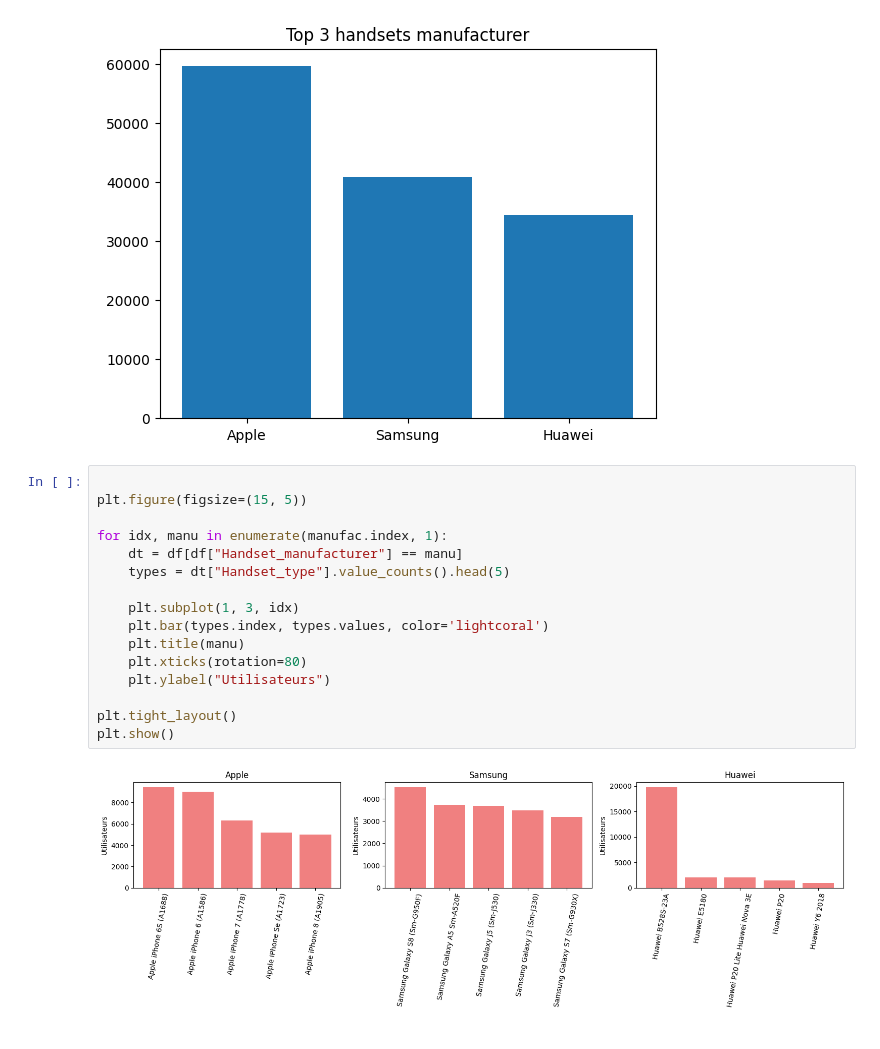
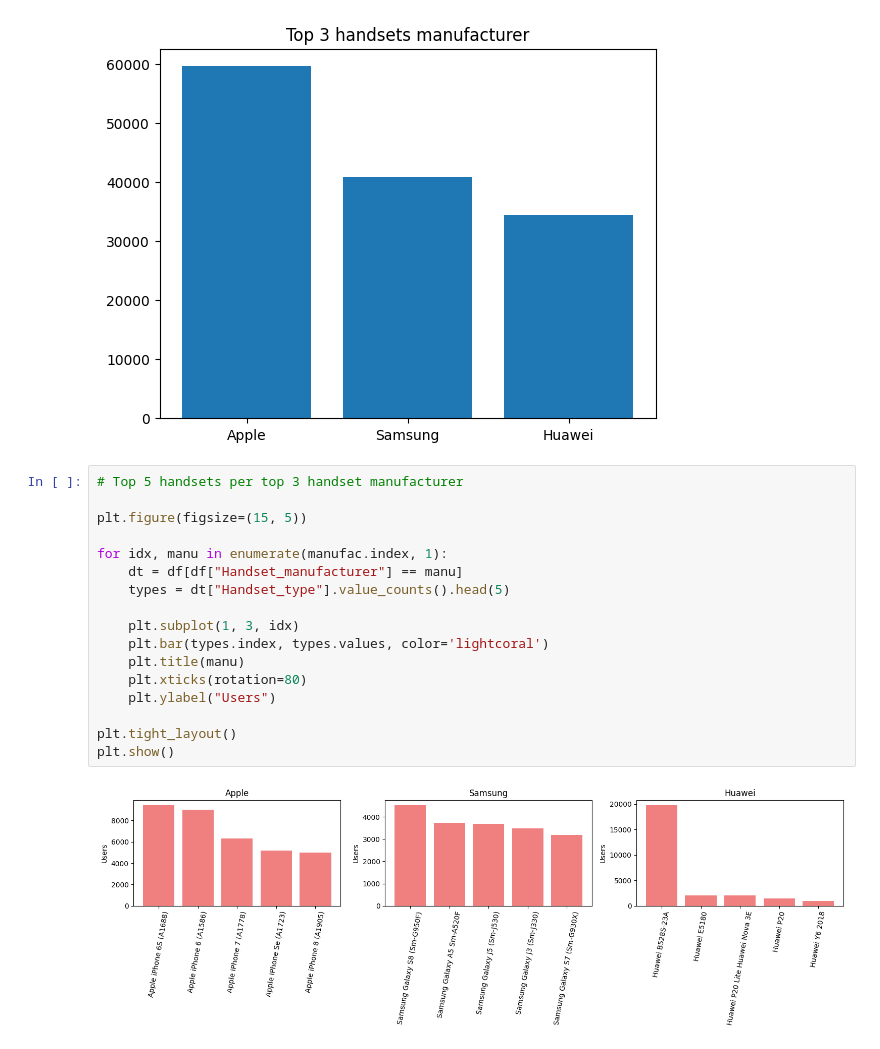
Before and after one commit to Cabrel17/TellCo-Valuation-Analysis, a Jupyter notebook: notebook/user_overview_analysis.ipynb, the cells around one changed output. Drawn from its saved outputs; the diff is of its cells as text.

```diff
--- a/notebook/user_overview_analysis.ipynb
+++ b/notebook/user_overview_analysis.ipynb
@@ -118,20 +118,21 @@ plt.title("Top 3 handsets manufacturer")
 Text(0.5, 1.0, 'Top 3 handsets manufacturer')
 [figure]
 # %%
+# Top 5 handsets per top 3 handset manufacturer
 
 plt.figure(figsize=(15, 5))
 
 for idx, manu in enumerate(manufac.index, 1):
     dt = df[df["Handset_manufacturer"] == manu]
     types = dt["Handset_type"].value_counts().head(5)
 
     plt.subplot(1, 3, idx)
     plt.bar(types.index, types.values, color='lightcoral')
     plt.title(manu)
     plt.xticks(rotation=80)
-    plt.ylabel("Utilisateurs")
+    plt.ylabel("Users")
 
 plt.tight_layout()
 plt.show()
 # %% [output]
-[figure, old version]
+[figure, new version]
```
Also changed, not shown: parts of 1 cell of this notebook.
